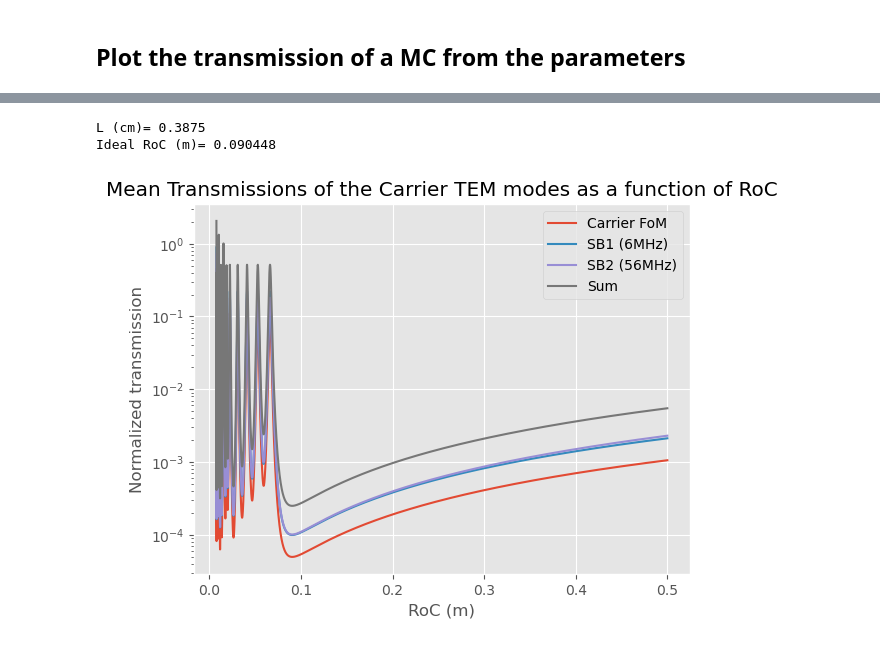
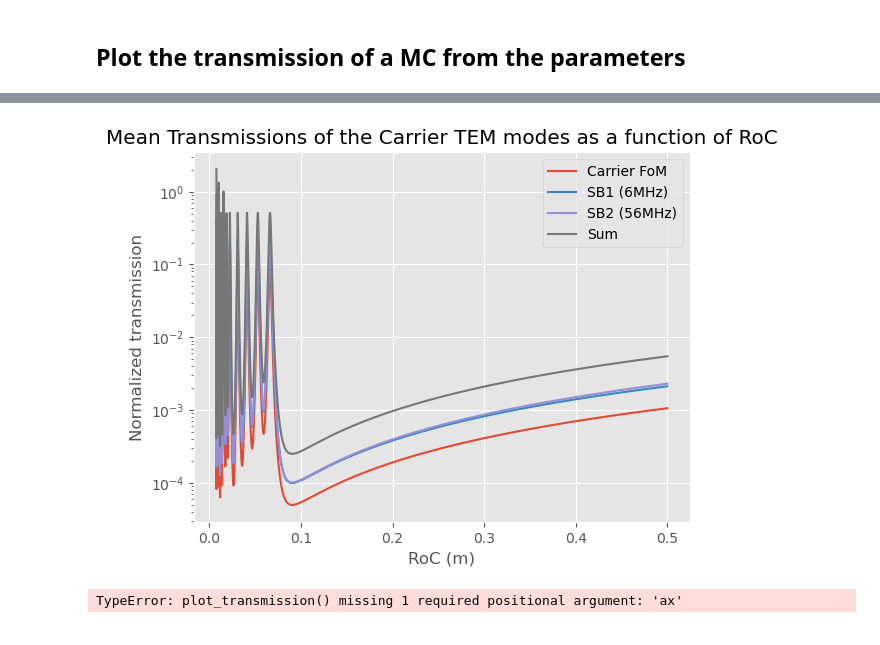
Before and after one commit to antoine-amy/AdV_AMC_design, a Jupyter notebook: MC_design.ipynb, the cells around one changed output, grey strips where cells are left out. Cells and saved outputs as stored; diff of their text form; code cells hidden in the pictures.

```diff
--- a/MC_design.ipynb
+++ b/MC_design.ipynb
@@ -124,40 +220,31 @@ df (MHz)= 148.1843934681287
 # %%
-# Input parameters
-idxn = 1.44963
-length = 0.06200 / 16
-lopt = 2 * idxn * length
-print("L (cm)=", length * 10**2)
-
-fmod1 = 6.270777e6
-fm = [fmod1, fmod1*9]
-lambda_ = 1064.0e-9
-
-Pcar = 1
-Psb = [1, 1]
-PmodeCar = np.ones(10)
-PmodeSb1 = np.full(10, 2)
-PmodeSb2 = np.full(10, 2)
-
-SB_limit = 0.90
-
-# Call the function with the input parameters
-rho_vect, FoM_vect_car, FoM_vect_SB, FoM_vect_sum, ideal_roc, Fomc = MCdf.calculate_transmissions(idxn, length, fmod1, fm, lambda_, Pcar, Psb, PmodeCar, PmodeSb1, PmodeSb2, SB_limit)
-
-print("Ideal RoC (m)=", ideal_roc)
-
 # Plotting
 plt.figure()
 plt.plot(rho_vect, FoM_vect_car, label='Carrier FoM')
 plt.plot(rho_vect, FoM_vect_SB[0], label='SB1 (6MHz)')
 plt.plot(rho_vect, FoM_vect_SB[1], label='SB2 (56MHz)')
 plt.plot(rho_vect, FoM_vect_sum, label='Sum')
 plt.xlabel('RoC (m)')
 plt.ylabel('Normalized transmission')
 plt.yscale('log')
 plt.title('Mean Transmissions of the Carrier TEM modes as a function of RoC')
 plt.legend()
 plt.show()
+
+
+MCdf.plot_transmission(idxn, length, Fomc, g, fm, 10)
+
+ideal_RoC = rho_vect[np.argmin(FoM_vect_sum)]
+waist = MCdf.waist_size(lopt, ideal_RoC, lambda_,idxn)
+print("Waist size (m):", waist)
+
+P_input = 1.0  # Input power in Watts
+max_pwr = MCdf.circ_power(P_input)
+print("Circ power (W):", max_pwr)
+
+#RoC2 = 0.6  # Second radius of curvature in meters, example value
+#astig_loss = astigmatism_losses(lopt, ideal_RoC, RoC2, lambda_)
+#print("Astigmatism losses:", astig_loss)
 # %% [output]
+[figure]
-L (cm)= 0.3875
-Ideal RoC (m)= 0.090448
+TypeError: plot_transmission() missing 1 required positional argument: 'ax'
-[figure]
```
Also changed, not shown: parts of 11 cells of this notebook, 5 other files.
